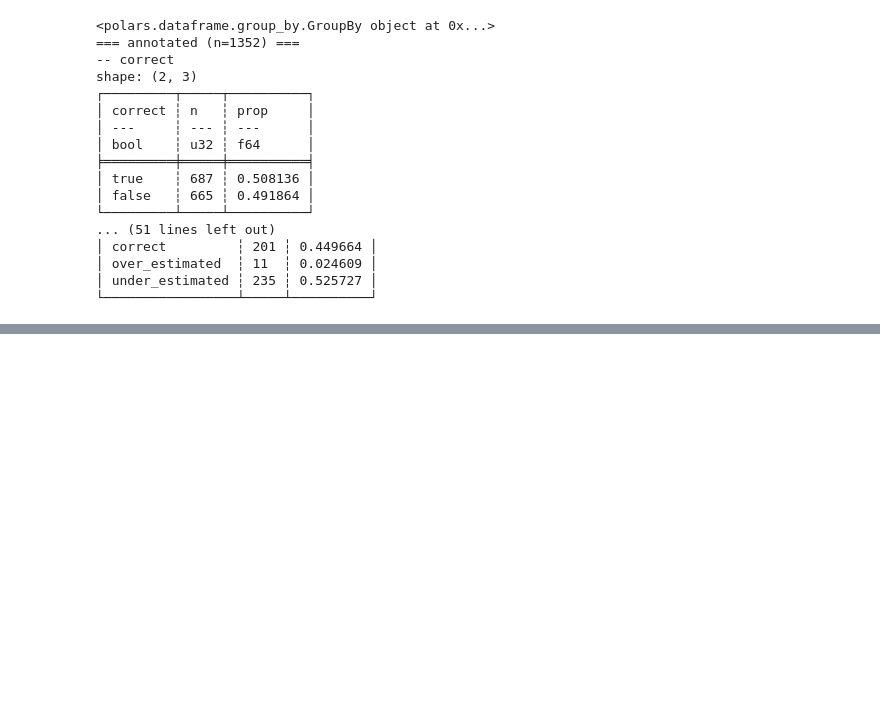
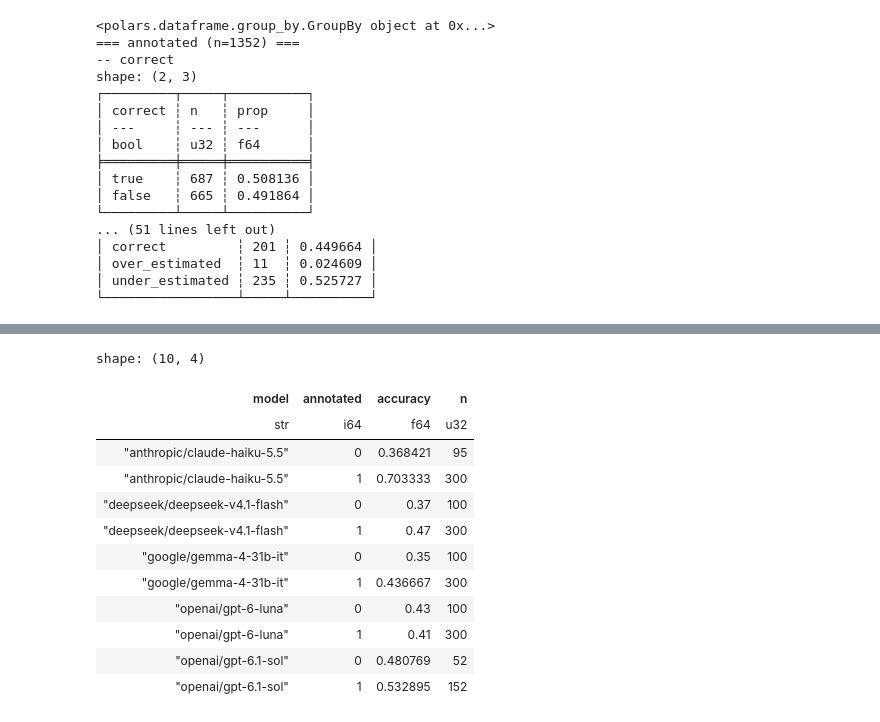
Before and after one commit to al-c7/weedvlm, a Jupyter notebook: notebooks/evaluation.ipynb, the cells around one changed output, grey strips where cells are left out. Cells and saved outputs as stored; diff of their text form; code cells hidden in the pictures; blank space fills up the shorter version.

```diff
--- a/notebooks/evaluation.ipynb
+++ b/notebooks/evaluation.ipynb
@@ -601,0 +636,20 @@ shape: (2, 3)
+# %%
+(
+    wde_df.group_by("model", "annotated")
+    .agg(accuracy=pl.col("correct").mean(), n=pl.len())
+    .sort("model", "annotated")
+)
+# %% [output]
+shape: (10, 4)
+| model | annotated | accuracy | n |
+| str | i64 | f64 | u32 |
+| "anthropic/claude-haiku-5.5" | 0 | 0.368421 | 95 |
+| "anthropic/claude-haiku-5.5" | 1 | 0.703333 | 300 |
+| "deepseek/deepseek-v4.1-flash" | 0 | 0.37 | 100 |
+| "deepseek/deepseek-v4.1-flash" | 1 | 0.47 | 300 |
+| "google/gemma-4-31b-it" | 0 | 0.35 | 100 |
+| "google/gemma-4-31b-it" | 1 | 0.436667 | 300 |
+| "openai/gpt-6-luna" | 0 | 0.43 | 100 |
+| "openai/gpt-6-luna" | 1 | 0.41 | 300 |
+| "openai/gpt-6.1-sol" | 0 | 0.480769 | 52 |
+| "openai/gpt-6.1-sol" | 1 | 0.532895 | 152 |
```
Also changed, not shown: parts of 3 cells of this notebook, 9 other files.
